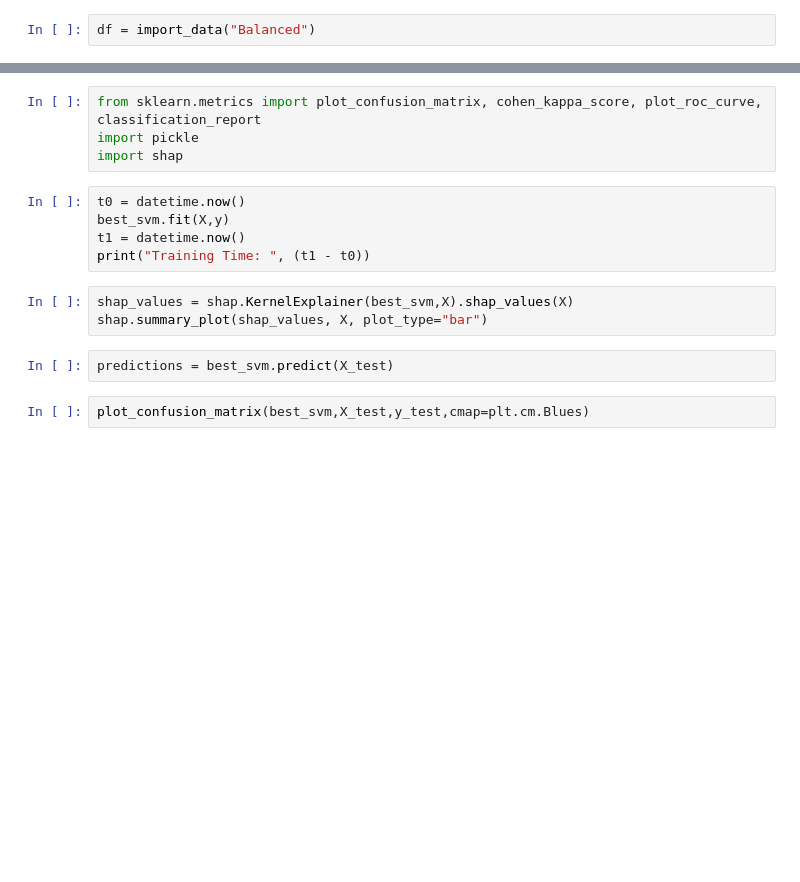
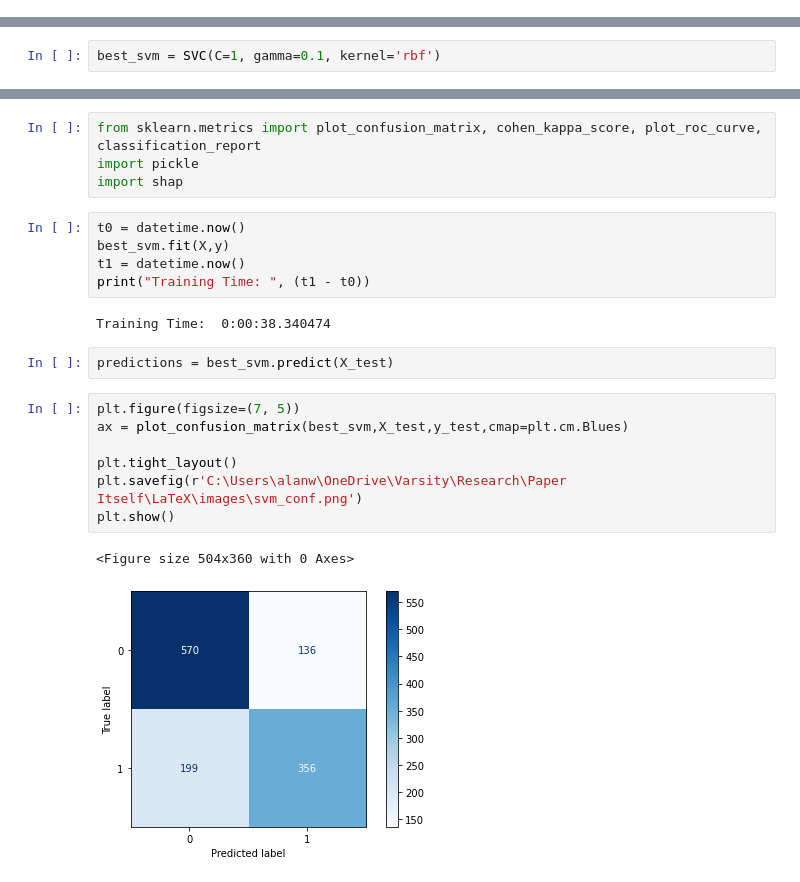
Before and after one commit to AlanXVII/dissertation, a Jupyter notebook: SVM_Final.ipynb, the cells around one changed output, grey strips where cells are left out. Saved outputs shown, nothing was run; the diff lists cells and outputs as text; blank space fills up the shorter version.

```diff
--- a/SVM_Final.ipynb
+++ b/SVM_Final.ipynb
@@ -19,4 +11,2 @@ def import_data(type):
-# %%
-df = import_data("Balanced")
 # %% [markdown]
 # Data Prep
@@ -83,3 +40,5 @@ best_svm = SVC(C=grid_results.best_params_['C'],
+# %%
+best_svm = SVC(C=1, gamma=0.1, kernel='rbf')
 # %%
 t0 = datetime.now()
 cv = RepeatedStratifiedKFold(n_splits=10, n_repeats=5, random_state=69)
@@ -103,13 +69,20 @@ t0 = datetime.now()
 best_svm.fit(X,y)
 t1 = datetime.now()
 print("Training Time: ", (t1 - t0))
+# %% [output]
+Training Time:  0:00:38.340474
-# %%
-shap_values = shap.KernelExplainer(best_svm,X).shap_values(X)
-shap.summary_plot(shap_values, X, plot_type="bar")
 # %%
 predictions = best_svm.predict(X_test)
-# %%
-plot_confusion_matrix(best_svm,X_test,y_test,cmap=plt.cm.Blues)
+# %%
+plt.figure(figsize=(7, 5))
+ax = plot_confusion_matrix(best_svm,X_test,y_test,cmap=plt.cm.Blues)
+
+plt.tight_layout()
+plt.savefig(r'C:\Users\alanw\OneDrive\Varsity\Research\Paper Itself\LaTeX\images\svm_conf.png')
+plt.show()
+# %% [output]
+<Figure size 504x360 with 0 Axes>
+[figure, added]
 # %%
 plt.figure(figsize=(7, 5))
 ax = plot_roc_curve(best_svm,X_test,y_test)
```
Also changed, not shown: parts of 23 cells of this notebook, 16 other files.
